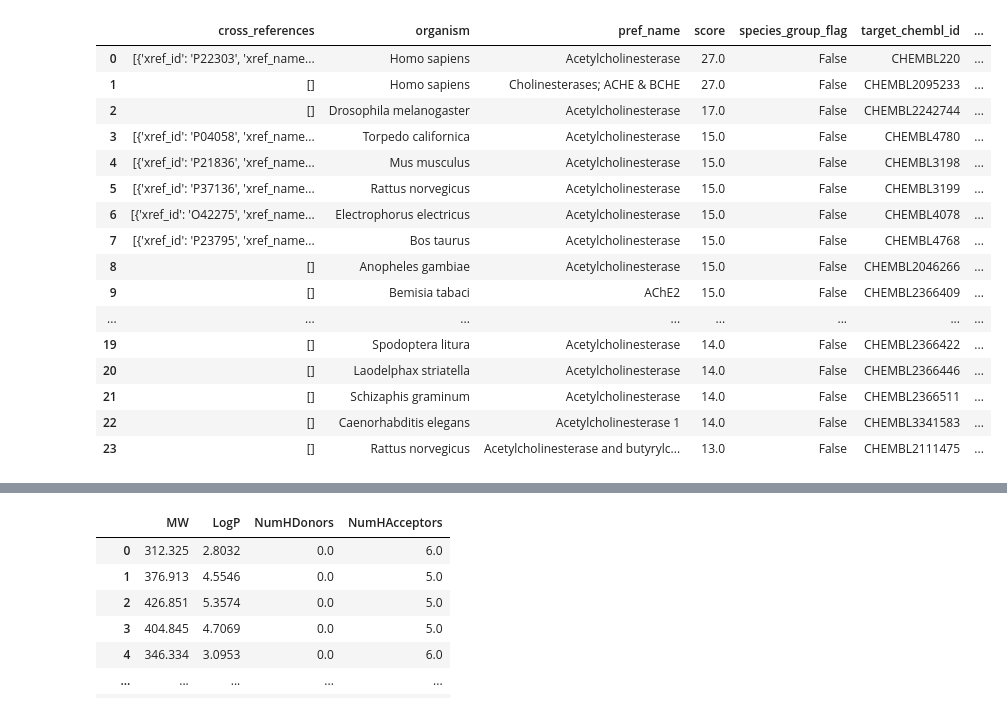
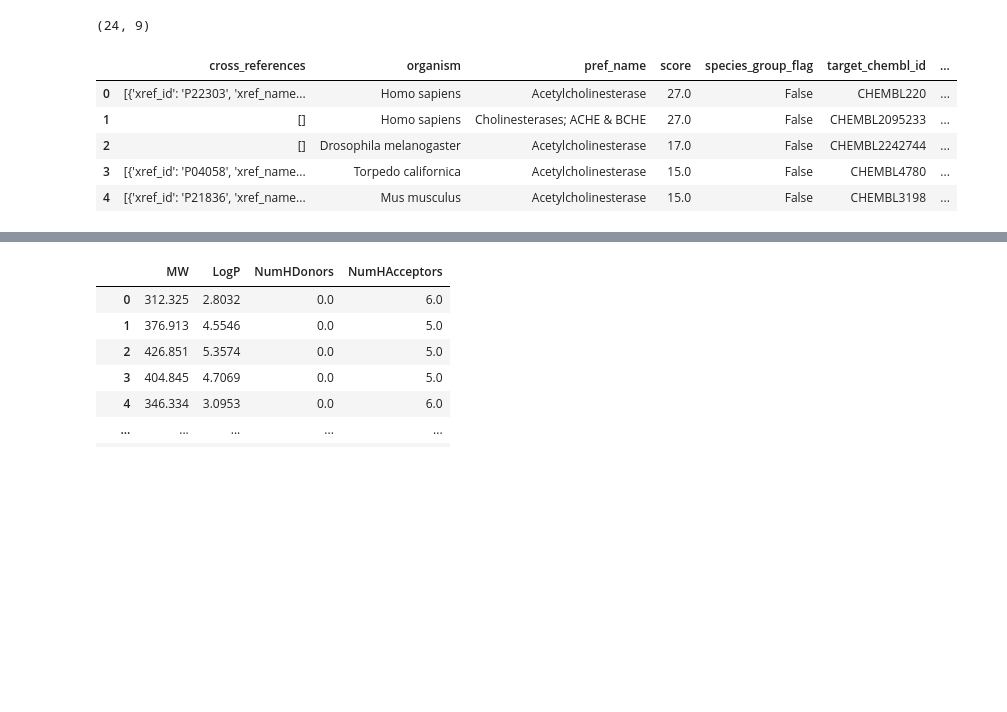
Before and after one commit to ben-thomas1/CDD_Intro_Project, a Jupyter notebook: CDD_all.ipynb, the cells around one changed output, grey strips where cells are left out. Cells and saved outputs as stored; diff of their text form; code cells hidden in the pictures; blank space fills up the shorter version.

```diff
--- a/CDD_all.ipynb
+++ b/CDD_all.ipynb
@@ -27,28 +28,20 @@ from sklearn.neural_network import MLPRegressor
 pd.set_option('display.max_columns', None)
 # %%
 # Target search for coronavirus
+# acetylcholinesterase -> Alzheimer's
 target = new_client.target
 target_query = target.search('acetylcholinesterase')
 targets = pd.DataFrame(target_query)
-targets
+print(targets.shape)
+targets.head()
 # %% [output]
+(24, 9)
 |  | cross_references | organism | pref_name | score | species_group_flag | target_chembl_id | ... |
 | 0 | [{'xref_id': 'P22303', 'xref_name... | Homo sapiens | Acetylcholinesterase | 27.0 | False | CHEMBL220 | ... |
 | 1 | [] | Homo sapiens | Cholinesterases; ACHE & BCHE | 27.0 | False | CHEMBL2095233 | ... |
 | 2 | [] | Drosophila melanogaster | Acetylcholinesterase | 17.0 | False | CHEMBL2242744 | ... |
 | 3 | [{'xref_id': 'P04058', 'xref_name... | Torpedo californica | Acetylcholinesterase | 15.0 | False | CHEMBL4780 | ... |
 | 4 | [{'xref_id': 'P21836', 'xref_name... | Mus musculus | Acetylcholinesterase | 15.0 | False | CHEMBL3198 | ... |
-| 5 | [{'xref_id': 'P37136', 'xref_name... | Rattus norvegicus | Acetylcholinesterase | 15.0 | False | CHEMBL3199 | ... |
-| 6 | [{'xref_id': 'O42275', 'xref_name... | Electrophorus electricus | Acetylcholinesterase | 15.0 | False | CHEMBL4078 | ... |
-| 7 | [{'xref_id': 'P23795', 'xref_name... | Bos taurus | Acetylcholinesterase | 15.0 | False | CHEMBL4768 | ... |
-| 8 | [] | Anopheles gambiae | Acetylcholinesterase | 15.0 | False | CHEMBL2046266 | ... |
-| 9 | [] | Bemisia tabaci | AChE2 | 15.0 | False | CHEMBL2366409 | ... |
-| ... | ... | ... | ... | ... | ... | ... | ... |
-| 19 | [] | Spodoptera litura | Acetylcholinesterase | 14.0 | False | CHEMBL2366422 | ... |
-| 20 | [] | Laodelphax striatella | Acetylcholinesterase | 14.0 | False | CHEMBL2366446 | ... |
-| 21 | [] | Schizaphis graminum | Acetylcholinesterase | 14.0 | False | CHEMBL2366511 | ... |
-| 22 | [] | Caenorhabditis elegans | Acetylcholinesterase 1 | 14.0 | False | CHEMBL3341583 | ... |
-| 23 | [] | Rattus norvegicus | Acetylcholinesterase and butyrylc... | 13.0 | False | CHEMBL2111475 | ... |
 # %%
 # 7m10s
 activity = new_client.activity
```
Also changed, not shown: parts of 30 cells of this notebook, 2 other files.
